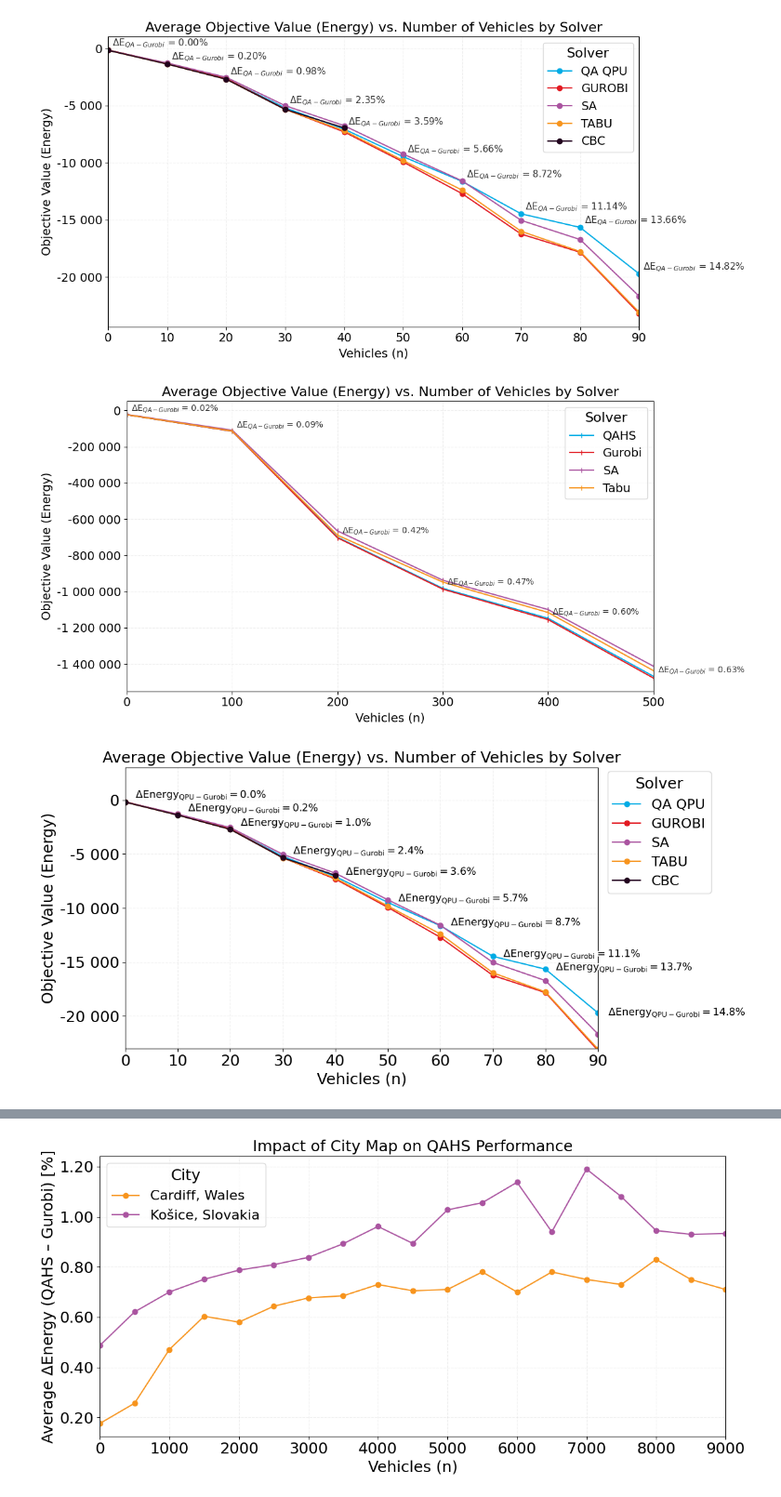
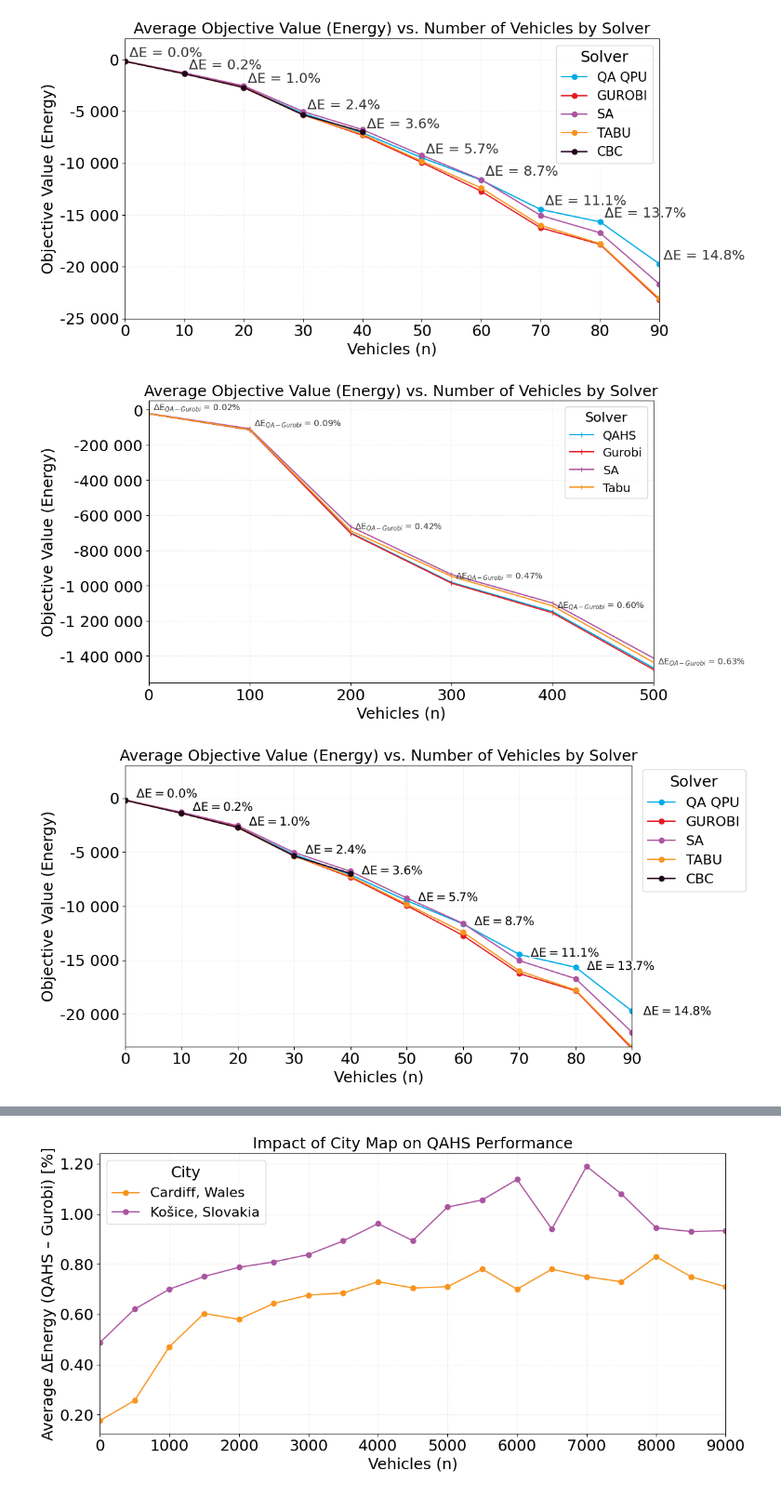
Before and after one commit to rusnakrenata/qa_mtc, a Jupyter notebook: src/modules/analyzes.ipynb, the cells around one changed output, grey strips where cells are left out. Shown at 93% size. Drawn from its saved outputs; the diff is of its cells as text; code cells hidden in the pictures.

```diff
--- a/src/modules/analyzes.ipynb
+++ b/src/modules/analyzes.ipynb
@@ -100,9 +100,9 @@ scatter = plt.scatter(
     df["matrix_density"],
     c=df["delta_energy"],         # color by ΔEnergy
     cmap=custom_cmap,              # blue=low, red=high (adjustable)
-    alpha=0.8,
-    edgecolors="w",
-    s=30
+    alpha=0.9,
+    #edgecolors="w",
+    s=10
 )
 
 plt.xlabel("Vehicles (n)")
@@ -110,16 +110,16 @@ plt.ylabel("Matrix Density (%)")
 plt.title("ΔEnergy across Vehicles (n) and Matrix Density")
 cbar = plt.colorbar(scatter)
 cbar.set_label("ΔEnergy (%)")
-plt.gca().set_xlim(left=0, right=10000)
-plt.gca().set_ylim(bottom=0, top=50)
+plt.gca().set_xlim(left=0, right=5000)
+plt.gca().set_ylim(bottom=0, top=30)
 
 plt.rcParams.update({
-    "font.size": 18,
-    "axes.titlesize": 18,
-    "axes.labelsize": 18,
-    "xtick.labelsize": 18,
-    "ytick.labelsize": 18,
-    "legend.fontsize": 16
+    "font.size": 20,
+    "axes.titlesize": 20,
+    "axes.labelsize": 20,
+    "xtick.labelsize": 20,
+    "ytick.labelsize": 20,
+    "legend.fontsize": 20
 })
 
 
@@ -214,46 +214,48 @@ if df["delta_energy"].dtype == object:
 # Add ΔEnergy annotations for QA QPU line
 for _, row in df.iterrows():
     plt.annotate(
-    f"ΔE$_{{QA-Gurobi}}$ = {row['delta_energy']:.2f}%",
+    #f"ΔE$_{{QA-Gurobi}}$ = {row['delta_energy']:.2f}%",
+    f"ΔE = {row['delta_energy']:.1f}%",
     (row["n_vehicles"], row["qa qpu_energy"]),
     textcoords="offset points",
     xytext=(5, 5),
     ha="left",
-    fontsize=11,
+    fontsize=16,
     color="#333333"
 )
 
 
 # Labels and title
 plt.xlabel("Vehicles (n)")
 plt.ylabel("Objective Value (Energy)")
 plt.title("Average Objective Value (Energy) vs. Number of Vehicles by Solver")
 
 # Grid and axis formatting
 plt.grid(True, linestyle="--", alpha=0.2)
 plt.gca().yaxis.set_major_formatter(
     mticker.FuncFormatter(lambda x, p: f"{int(x):,}".replace(",", " "))
 )
 plt.gca().xaxis.set_major_locator(mticker.MultipleLocator(10))
 plt.gca().set_xlim(left=0, right=90)
+plt.gca().set_ylim(bottom=-25000, top=2000)
 
 # Font sizes
 plt.rcParams.update({
-    "font.size": 16,        # base font size
-    "axes.titlesize": 16,   # title
-    "axes.labelsize": 14,   # x/y labels
-    "xtick.labelsize": 14,  # x-ticks
-    "ytick.labelsize": 14,  # y-ticks
-    "legend.fontsize": 14   # legend if used
+    "font.size": 18,        # base font size
+    "axes.titlesize": 18,   # title
+    "axes.labelsize": 18,   # x/y labels
+    "xtick.labelsize": 18,  # x-ticks
+    "ytick.labelsize": 18,  # y-ticks
+    "legend.fontsize": 15   # legend if used
 })
 
 # Legend
 plt.legend(title="Solver", loc="upper right")
 
 plt.tight_layout()
 plt.show()
 # %% [output]
-[figure, old version]
+[figure, new version]
 # %%
 import os
 import pandas as pd
@@ -377,7 +379,7 @@ plt.legend(title="Solver", loc="upper right")
 plt.tight_layout()
 plt.show()
 # %% [output]
-[figure, old version]
+[figure, new version]
 # %%
 import os
 import pandas as pd
@@ -458,8 +460,8 @@ for col in ["qa qpu_energy", "gurobi_energy", "sa_energy", "tabu_energy", "cbc_e
 for x, y, de in zip(df["n_vehicles"], df["qa qpu_energy"], df["delta_energy"]):
     plt.text(
         x + 2, y * 1.03,  # offset to the right & slightly above
-        fr"$\Delta \mathrm{{Energy}}_{{\mathrm{{QPU - Gurobi}}}} = {de:.1f}\%$",
-        fontsize=12,
+        fr"$\Delta \mathrm{{E}} = {de:.1f}\%$",
+        fontsize=14,
         ha="left", va="bottom",
         color="black",
         path_effects=[pe.withStroke(linewidth=3, foreground="white")]  # outline for visibility
@@ -491,7 +493,7 @@ plt.legend(title="Solver", loc="center left", bbox_to_anchor=(1.02, 0.77), borde
 plt.tight_layout()
 plt.show()
 # %% [output]
-[figure, old version]
+[figure, new version]
 # %%
 import os
 import pandas as pd
```
Also changed, not shown: parts of 5 cells of this notebook, 6 other files.
